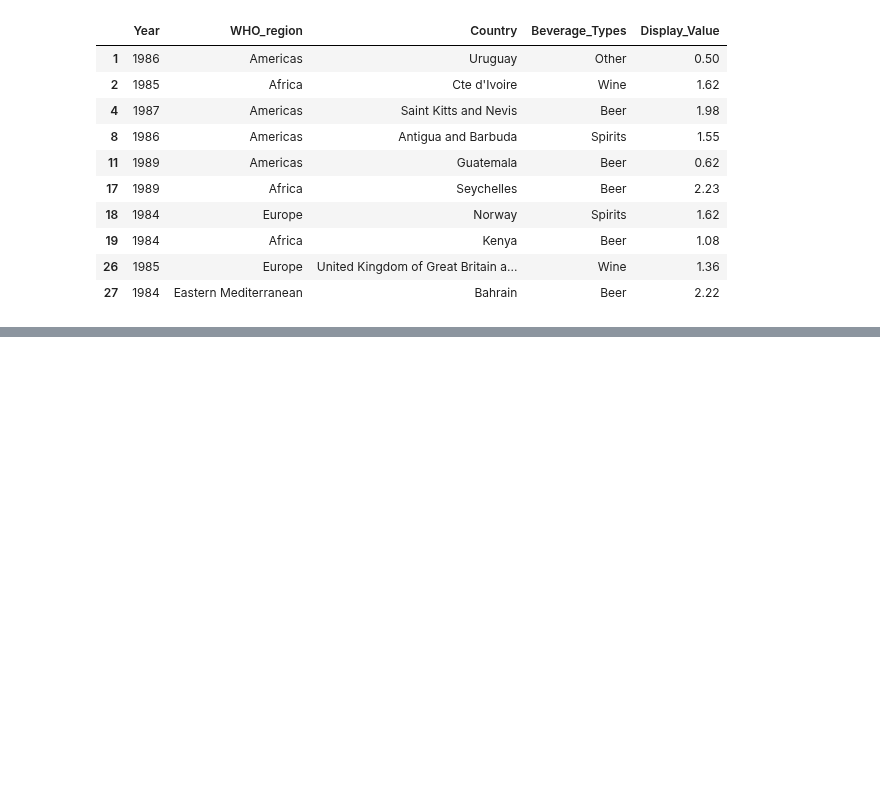
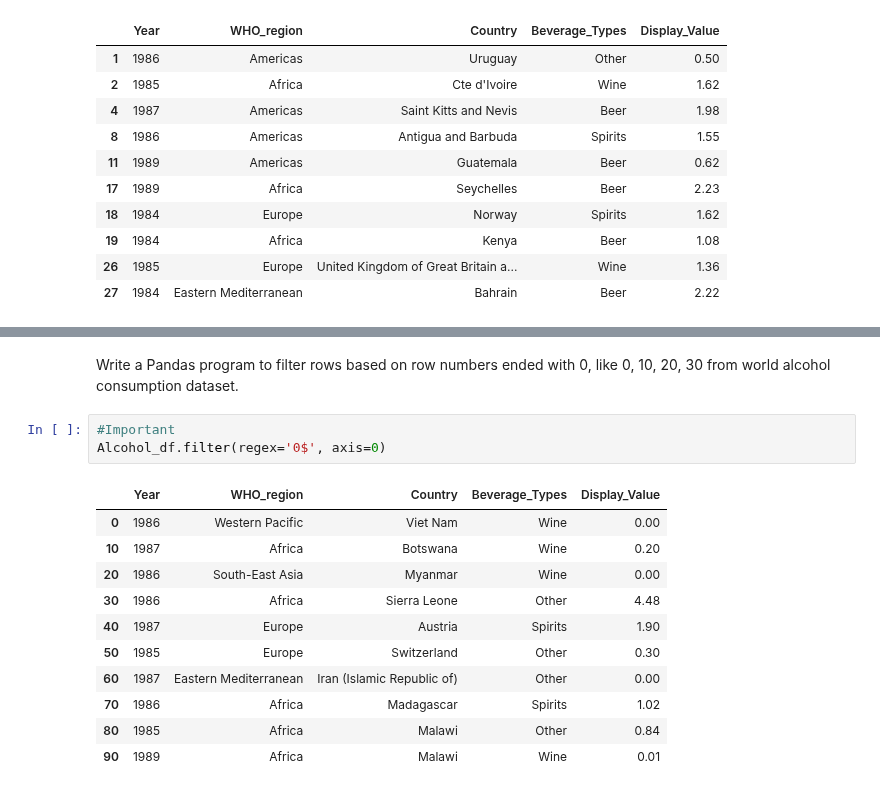
Before and after one commit to vibhutivadje/Python_for_Data_Analysis, a Jupyter notebook: Alcohol_Consumption_dataAnalysis.ipynb, the cells around one changed output, grey strips where cells are left out. Drawn from its saved outputs; the diff is of its cells as text; blank space fills up the shorter version.

Commit message:
filter rows

```diff
--- a/Alcohol_Consumption_dataAnalysis.ipynb
+++ b/Alcohol_Consumption_dataAnalysis.ipynb
@@ -340,0 +352,17 @@ Alcohol_df[(Alcohol_df['Display_Value']>=0.5) & (Alcohol_df['Display_Value']<=2.
+# %% [markdown]
+Write a Pandas program to filter rows based on row numbers ended with 0, like 0, 10, 20, 30 from world alcohol consumption dataset.
+# %%
+#Important
+Alcohol_df.filter(regex='0$', axis=0)
+# %% [output]
+|  | Year | WHO_region | Country | Beverage_Types | Display_Value |
+| 0 | 1986 | Western Pacific | Viet Nam | Wine | 0.00 |
+| 10 | 1987 | Africa | Botswana | Wine | 0.20 |
+| 20 | 1986 | South-East Asia | Myanmar | Wine | 0.00 |
+| 30 | 1986 | Africa | Sierra Leone | Other | 4.48 |
+| 40 | 1987 | Europe | Austria | Spirits | 1.90 |
+| 50 | 1985 | Europe | Switzerland | Other | 0.30 |
+| 60 | 1987 | Eastern Mediterranean | Iran (Islamic Republic of) | Other | 0.00 |
+| 70 | 1986 | Africa | Madagascar | Spirits | 1.02 |
+| 80 | 1985 | Africa | Malawi | Other | 0.84 |
+| 90 | 1989 | Africa | Malawi | Wine | 0.01 |
```
Also changed, not shown: parts of 16 cells of this notebook.
